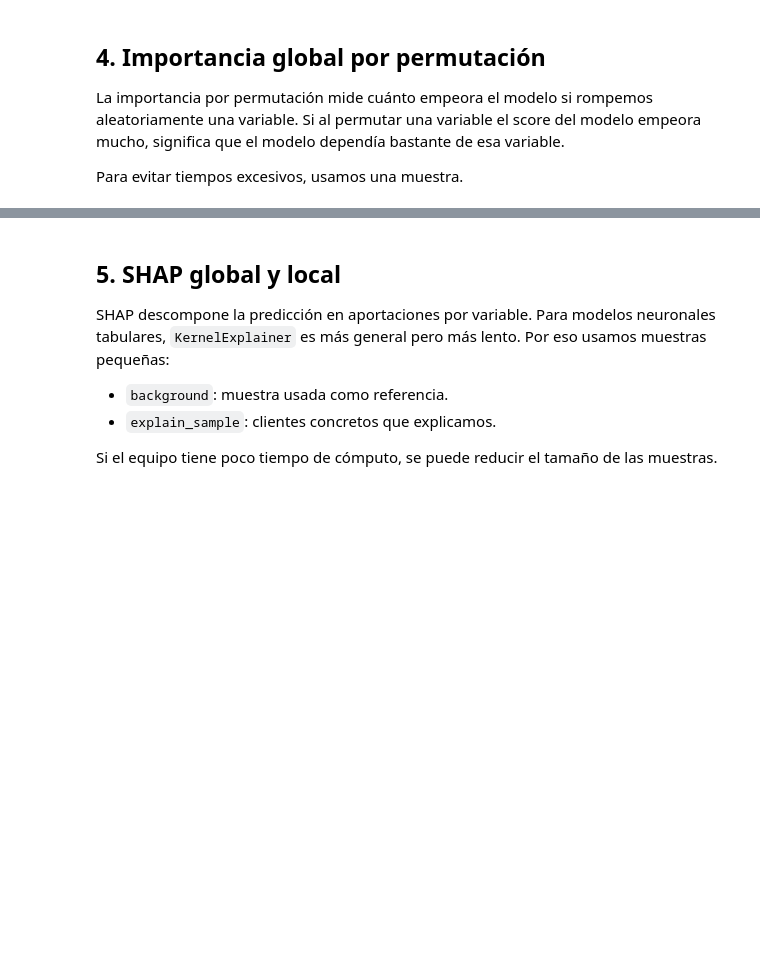
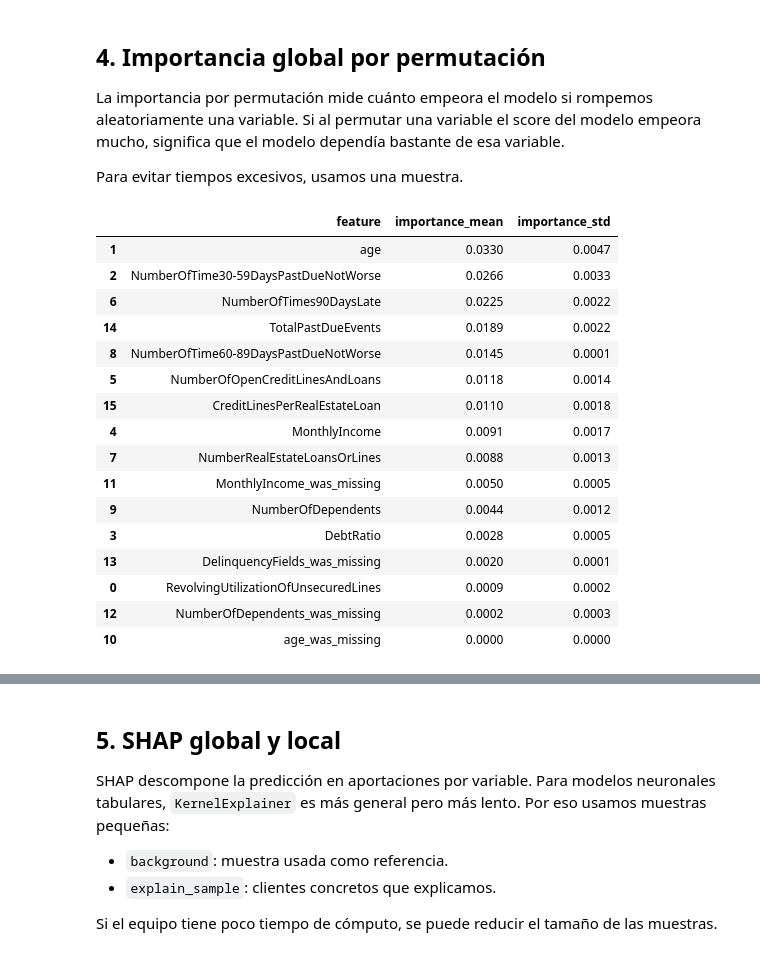
Before and after one commit to mirdbg/Credit_XAI, a Jupyter notebook: 03_XAI_Auditoria.ipynb, the cells around one changed output, grey strips where cells are left out. Saved outputs shown, nothing was run; the diff lists cells and outputs as text; code cells hidden in the pictures; blank space fills up the shorter version.

```diff
--- a/03_XAI_Auditoria.ipynb
+++ b/03_XAI_Auditoria.ipynb
@@ -292,14 +371,29 @@ La importancia por permutación mide cuánto empeora el modelo si rompemos aleat
 
 Para evitar tiempos excesivos, usamos una muestra.
 # %%
-class BlackBoxWrapper:
+class BlackBoxWrapper(ClassifierMixin, BaseEstimator):
     """
     Wrapper estilo sklearn para poder usar permutation_importance.
+
+    Hereda de BaseEstimator/ClassifierMixin porque sklearn >= 1.3 valida
+    internamente "tags" del estimador (__sklearn_tags__) antes de calcular
+    la importancia por permutación; sin esa herencia, la validación falla
+    aunque el wrapper funcione perfectamente bien.
     """
     def __init__(self, model, model_family: str, threshold: float):
         self.model = model
         self.model_family = model_family
         self.threshold = threshold
+        # sklearn exige que un clasificador exponga classes_ (aunque nunca
+        # se llame a fit de verdad, ya que el modelo ya viene entrenado).
+        self.classes_ = np.array([0, 1])
+
+    def fit(self, X_input=None, y_input=None):
+        # No-op: el modelo ya viene entrenado desde el notebook 02.
+        # sklearn >= 1.3 exige que permutation_importance reciba un
+        # estimador con método fit (aunque nunca llegue a invocarlo),
+        # así que lo añadimos solo para pasar esa validación.
+        return self
 
     def predict_proba(self, X_input):
         if isinstance(X_input, pd.DataFrame):
@@ -311,33 +405,51 @@ class BlackBoxWrapper:
 
     def predict(self, X_input):
         return (self.predict_proba(X_input)[:, 1] >= self.threshold).astype(int)
 
     def score(self, X_input, y_input):
         return roc_auc_score(y_input, self.predict_proba(X_input)[:, 1])
 
 
 blackbox = BlackBoxWrapper(audit_model, audit_family, audit_threshold)
 
 perm_sample_idx = X.sample(n=min(8000, len(X)), random_state=RANDOM_STATE).index
 X_perm = X.loc[perm_sample_idx]
 y_perm = y.loc[perm_sample_idx]
 
 perm = permutation_importance(
     blackbox,
     X_perm,
     y_perm,
     n_repeats=5,
     random_state=RANDOM_STATE,
     scoring="roc_auc",
 )
 
 perm_importance = pd.DataFrame({
     "feature": FEATURES,
     "importance_mean": perm.importances_mean,
     "importance_std": perm.importances_std,
 }).sort_values("importance_mean", ascending=False)
 
 perm_importance.head(20)
+# %% [output]
+|  | feature | importance_mean | importance_std |
+| 1 | age | 0.0330 | 0.0047 |
+| 2 | NumberOfTime30-59DaysPastDueNotWorse | 0.0266 | 0.0033 |
+| 6 | NumberOfTimes90DaysLate | 0.0225 | 0.0022 |
+| 14 | TotalPastDueEvents | 0.0189 | 0.0022 |
+| 8 | NumberOfTime60-89DaysPastDueNotWorse | 0.0145 | 0.0001 |
+| 5 | NumberOfOpenCreditLinesAndLoans | 0.0118 | 0.0014 |
+| 15 | CreditLinesPerRealEstateLoan | 0.0110 | 0.0018 |
+| 4 | MonthlyIncome | 0.0091 | 0.0017 |
+| 7 | NumberRealEstateLoansOrLines | 0.0088 | 0.0013 |
+| 11 | MonthlyIncome_was_missing | 0.0050 | 0.0005 |
+| 9 | NumberOfDependents | 0.0044 | 0.0012 |
+| 3 | DebtRatio | 0.0028 | 0.0005 |
+| 13 | DelinquencyFields_was_missing | 0.0020 | 0.0001 |
+| 0 | RevolvingUtilizationOfUnsecuredLines | 0.0009 | 0.0002 |
+| 12 | NumberOfDependents_was_missing | 0.0002 | 0.0003 |
+| 10 | age_was_missing | 0.0000 | 0.0000 |
 # %%
 plt.figure(figsize=(10, 7))
 top_perm = perm_importance.head(20).iloc[::-1]
```
Also changed, not shown: parts of 25 cells of this notebook.
